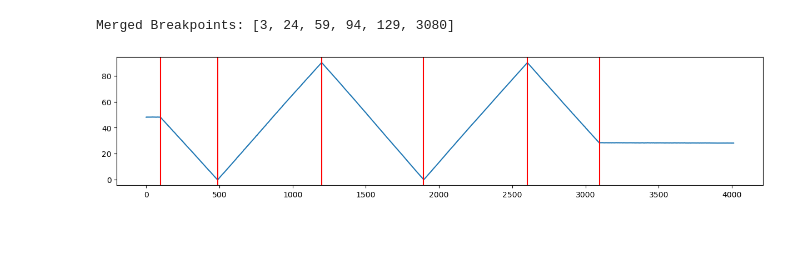
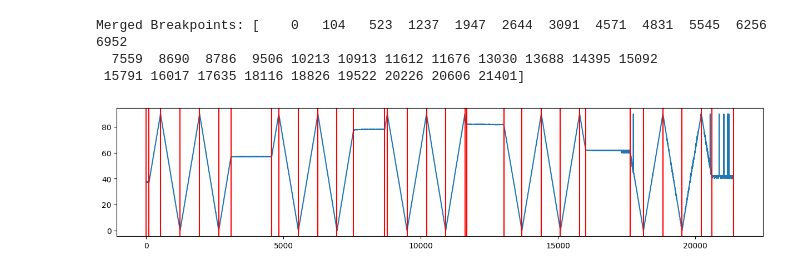
Before and after one commit to research-centre-rez/zavity, a Jupyter notebook: notebooks/05-trojan-v1.ipynb, the cells around one changed output. Drawn from its saved outputs; the diff is of its cells as text; code cells hidden in the pictures; blank space fills up the shorter version.

```diff
--- a/notebooks/05-trojan-v1.ipynb
+++ b/notebooks/05-trojan-v1.ipynb
@@ -200,3 +147,5 @@ np.where(frame_angles_smoothed == np.min(frame_angles_smoothed))
+# %%
+frame_angles_smoothed = np.load("/Users/fathe/OneDrive/Documents/UK/MFF/Thesis/output/GX010009_cely zavit clona nahoru-full_angles.npy")
 # %%
 plt.figure(figsize=(15,3))
 plt.plot(frame_angles_smoothed)
@@ -212,5 +161,5 @@ plt.show()
 # %%
-frame_angles_smoothed_smoothed = savgol_filter(frame_angles_smoothed, window_length=11, polyorder=1)  # Adjust window_length and polyorder based on your data
+frame_angles_smoothed_smoothed = savgol_filter(frame_angles_smoothed, window_length=8, polyorder=1)  # Adjust window_length and polyorder based on your data
 # %%
 plt.figure(figsize=(15,3))
 plt.plot(frame_angles_smoothed_smoothed)
@@ -247,5 +196,5 @@ plt.show()
 # %%
-breakpoints = (np.where(np.diff(segment_type) != 0)[0] + 1) * frame_rate  # +1 because np.diff shifts indices by 1
+breakpoints = np.where(np.diff(segment_type) != 0)[0] + 1  # +1 because np.diff shifts indices by 1
 # %%
 breakpoints
 # %% [output]
@@ -253,7 +218,8 @@ array([200], dtype=int64)
 # %%
-threshold_distance = 10  # Define the distance threshold to group close breakpoints
+threshold = 5
+step = 1
+# Define the distance threshold to group close breakpoints
 
-# Initialize list for storing the merged breakpoints
 merged_breakpoints = []
 
 # Temporary group for close breakpoints
@@ -261,11 +227,12 @@ current_group = [breakpoints[0]]
 
 # Iterate over the breakpoints
 for i in range(1, len(breakpoints)):
+    # print(breakpoints[i], breakpoints[i - 1], breakpoints[i] - breakpoints[i - 1] <= threshold)
     # If the difference between consecutive breakpoints is below the threshold, group them
-    if breakpoints[i] - breakpoints[i - 1] <= threshold_distance:
+    if breakpoints[i] - breakpoints[i - 1] <= threshold:
         current_group.append(breakpoints[i])
     else:
-        # If current group is finished, calculate the rounded average and store it
+        # If a current group is finished, calculate the rounded average and store it
         avg_breakpoint = int(round(np.mean(current_group)))
         merged_breakpoints.append(avg_breakpoint)
         # Start a new group
@@ -276,19 +243,35 @@ if current_group:
     avg_breakpoint = int(round(np.mean(current_group)))
     merged_breakpoints.append(avg_breakpoint)
 
+# print(np.asarray(merged_breakpoints))
+
+if len(merged_breakpoints) > 1:
+    if stats.mode(segment_type[:merged_breakpoints[0]//step])[0] == stats.mode(segment_type[merged_breakpoints[0]//step:merged_breakpoints[1]//step])[0]:
+        new_merged_breakpoints = []
+    else:
+        new_merged_breakpoints = [merged_breakpoints[0]]
+
+    for i in range(1, len(merged_breakpoints) - 1):
+        # print(i, stats.mode(self.segment_type[merged_breakpoints[i - 1]:merged_breakpoints[i]])[0], stats.mode(self.segment_type[merged_breakpoints[i]:merged_breakpoints[i + 1]])[0])
+        if not stats.mode(segment_type[merged_breakpoints[i - 1]//step:merged_breakpoints[i]//step])[0] == stats.mode(segment_type[merged_breakpoints[i]//step:merged_breakpoints[i + 1]//step])[0]:
+            new_merged_breakpoints.append(merged_breakpoints[i])
+
+    if not stats.mode(segment_type[merged_breakpoints[-1]//step:])[0] == stats.mode(segment_type[merged_breakpoints[-2]//step:merged_breakpoints[-1]//step])[0]:
+        new_merged_breakpoints.append(merged_breakpoints[-1])
+
+new_merged_breakpoints = np.concatenate([[0], new_merged_breakpoints, [(len(frame_angles_smoothed) - 1) * step]])
 # Now merged_breakpoints contains the final list of unique breakpoints
-print("Merged Breakpoints:", merged_breakpoints)
+print("Merged Breakpoints:", new_merged_breakpoints)
 # %% [output]
-Merged Breakpoints: [3, 24, 59, 94, 129, 3080]
+Merged Breakpoints: [    0   104   523  1237  1947  2644  3091  4571  4831  5545  6256  6952
+  7559  8690  8786  9506 10213 10913 11612 11676 13030 13688 14395 15092
+ 15791 16017 17635 18116 18826 19522 20226 20606 21401]
 # %%
 plt.figure(figsize=(15,3))
 plt.plot(frame_angles_smoothed)
-plt.axvline(98, color="red")
-plt.axvline(487, color="red")
-plt.axvline(1198, color="red")
-plt.axvline(1895, color="red")
-plt.axvline(2603, color="red")
-plt.axvline(3095, color="red")
+# plt.plot(segment_type)
+for bp in new_merged_breakpoints:
+    plt.axvline(bp, color="red")
 plt.show()
 # %% [output]
-[figure, old version]
+[figure, new version]
```
Also changed, not shown: parts of 30 cells of this notebook, 47 other files.
